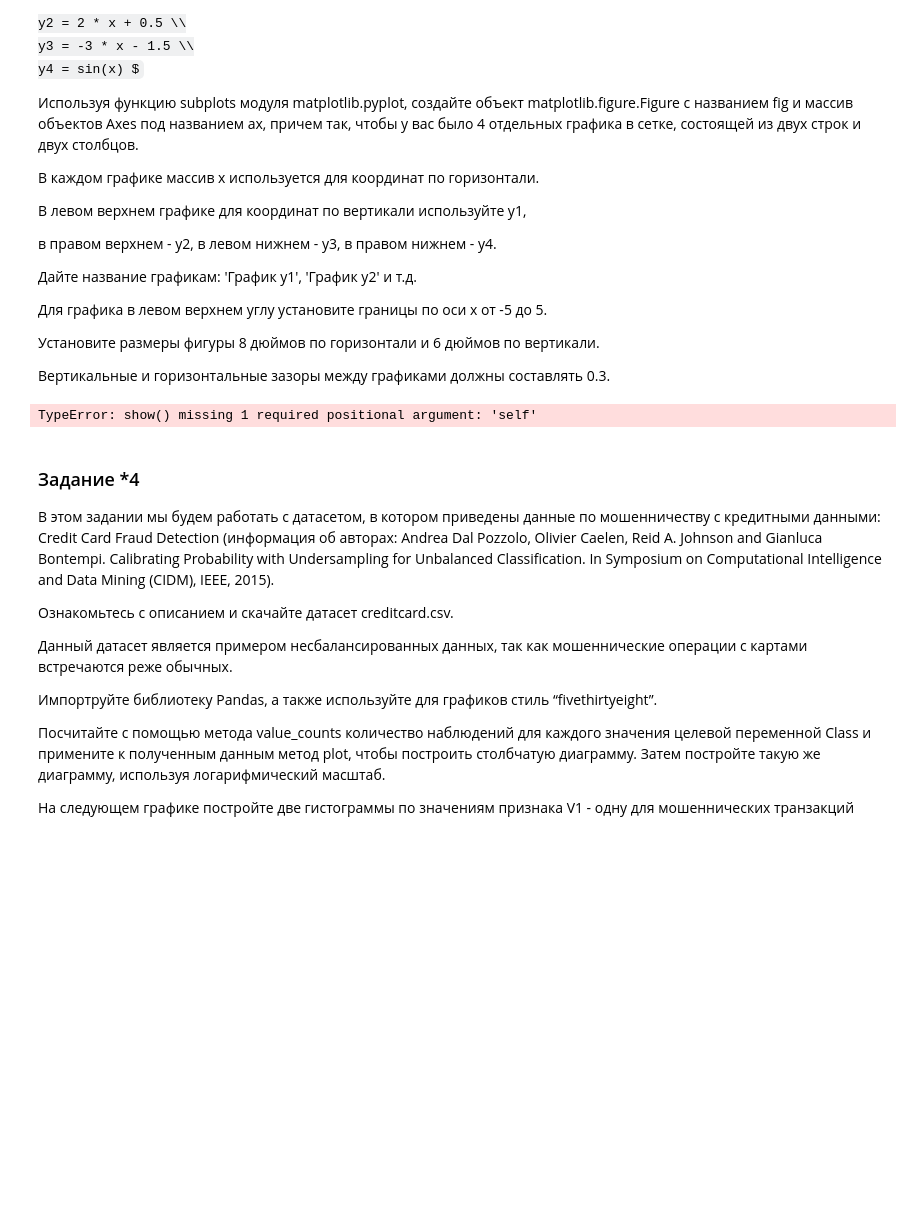
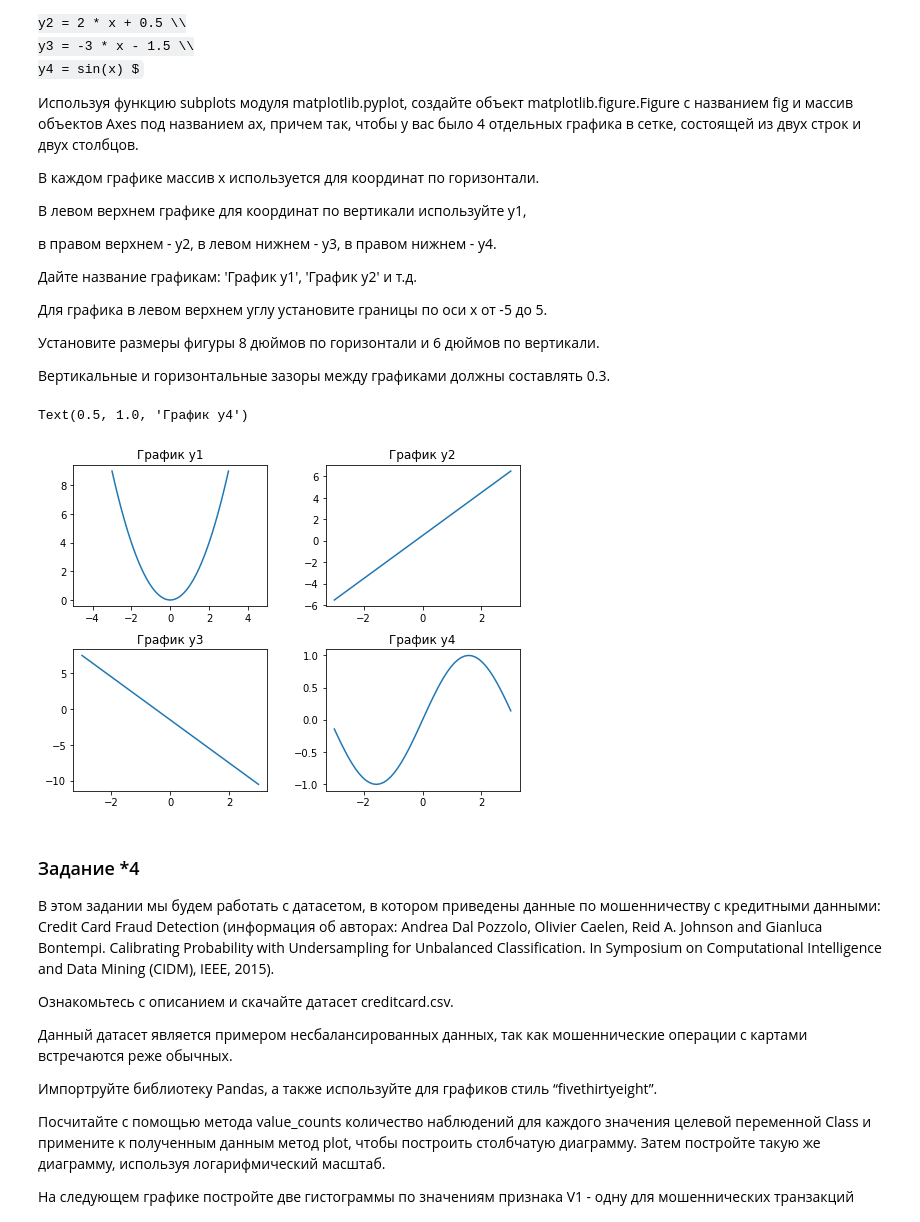
Before and after one commit to DmitryVGusev/GB-Python-in-DS, a Jupyter notebook: Python_in_DS_homework2.ipynb, the cells around one changed output. Drawn from its saved outputs; the diff is of its cells as text; code cells hidden in the pictures; some formulas as TeX source; blank space fills up the shorter version.

```diff
--- a/Python_in_DS_homework2.ipynb
+++ b/Python_in_DS_homework2.ipynb
@@ -323,20 +322,33 @@ y4 = sin(x) $
 Установите размеры фигуры 8 дюймов по горизонтали и 6 дюймов по вертикали.
 
 Вертикальные и горизонтальные зазоры между графиками должны составлять 0.3.
-# %%
-x = np.linspace(-3, 3, 51)
-y1 = x**2
-y2 = 2*x + 0.5
-y3 = (-3)*x - 1.5
-y4 = np.sin(x)
-
-fig = matplotlib.figure.Figure
-fig.add_axes(y1)
-fig.add_axes(y2)
-fig.add_axes(y3)
-fig.add_axes(y4)
-# %% [output]
-TypeError: show() missing 1 required positional argument: 'self'
+# %%
+x = np.linspace(-3, 3, 51)
+y1 = x**2
+y2 = 2*x + 0.5
+y3 = (-3)*x - 1.5
+y4 = np.sin(x)
+
+fig, ax = plt.subplots(2,2)
+fig.set_figwidth(8)
+fig.set_figheight(6)
+fig.subplots_adjust(wspace=0.3, hspace=0.3)
+
+ax[0,0].plot(x,y1)
+ax[0,0].set_title('График y1')
+ax[0,0].set_xlim(-5,5)
+
+ax[0,1].plot(x,y2)
+ax[0,1].set_title('График y2')
+
+ax[1,0].plot(x,y3)
+ax[1,0].set_title('График y3')
+
+ax[1,1].plot(x,y4)
+ax[1,1].set_title('График y4')
+# %% [output]
+Text(0.5, 1.0, 'График y4')
+[figure, added]
 # %% [markdown]
 ### Задание *4
 В этом задании мы будем работать с датасетом, в котором приведены данные по мошенничеству с кредитными данными:
```
Also changed, not shown: parts of 9 cells of this notebook.
